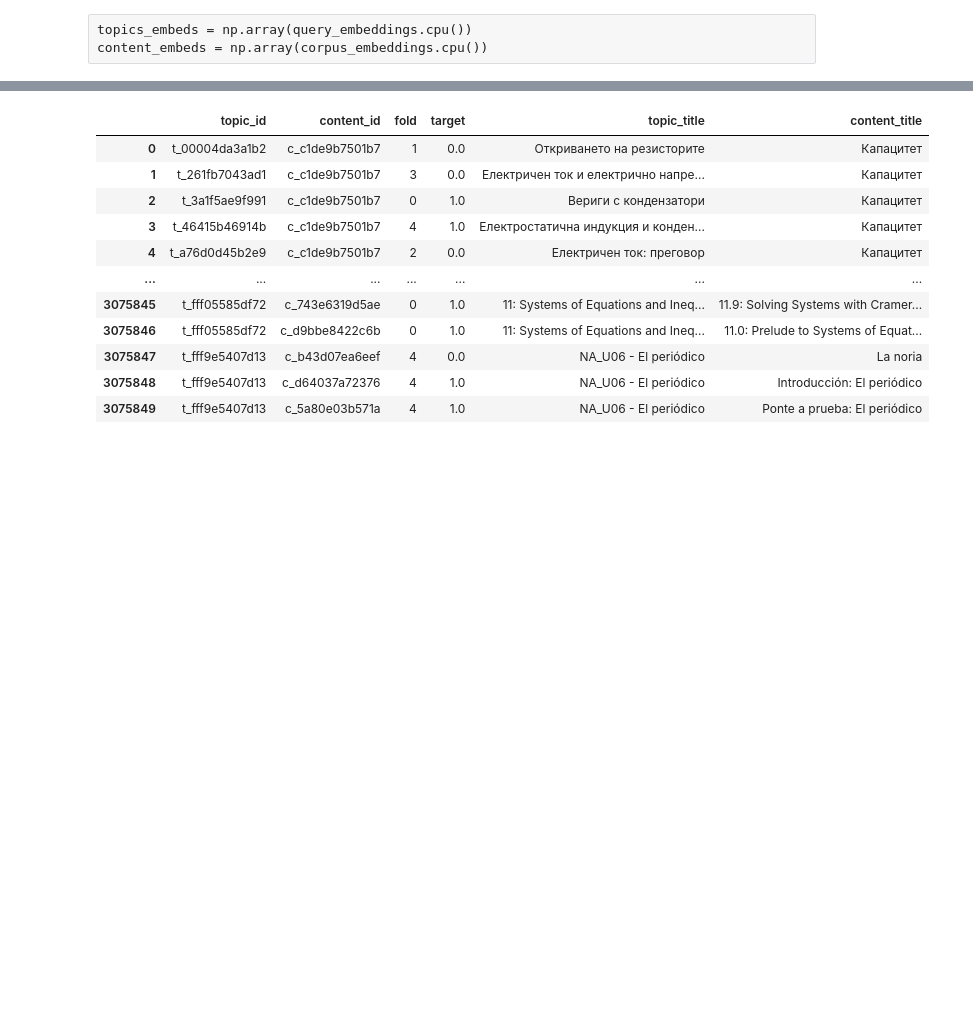
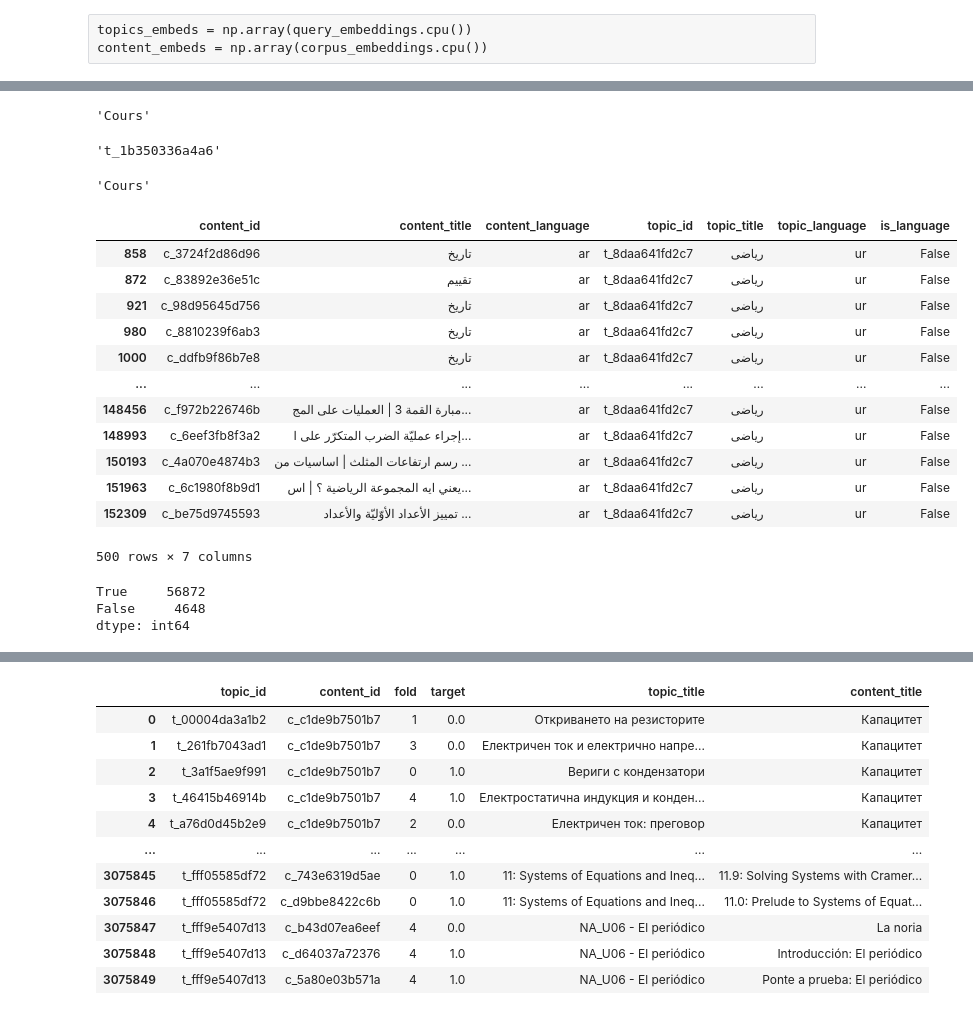
Before and after one commit to karakastarik/learning-equality-curriculum-recommendations, a Jupyter notebook: step-2-clustering.ipynb, the cells around one changed output, grey strips where cells are left out. Drawn from its saved outputs; the diff is of its cells as text; code cells hidden in the pictures; blank space fills up the shorter version.

```diff
--- a/step-2-clustering.ipynb
+++ b/step-2-clustering.ipynb
@@ -458,0 +601,36 @@ for topic_idx in tqdm(range(topics_embeds.shape[0])):
+# %%
+list(topics[topics.index.isin([233])].topic_title)[0]
+# %% [output]
+'Cours'
+# %%
+list(topics[topics.index.isin([233])].topic_id)[0]
+# %% [output]
+'t_1b350336a4a6'
+# %%
+list(topics[topics.index.isin([233])].topic_title)[0]
+# %% [output]
+'Cours'
+# %%
+topic_idx = 234
+content_idx = model.get_nns_by_vector(topics_embeds[topic_idx],n=500)
+df_temp = content[content.index.isin(content_idx)]
+df_temp['topic_id'] = list(topics[topics.index.isin([topic_idx])].topic_id)[0]
+df_temp['topic_title'] = list(topics[topics.index.isin([topic_idx])].topic_title)[0]
+df_temp['topic_language'] = list(topics[topics.index.isin([topic_idx])].topic_language)[0]
+df_temp['is_language'] = (df_temp['topic_language'] == df_temp['content_language'])
+# %%
+df_temp
+# %% [output]
+|  | content_id | content_title | content_language | topic_id | topic_title | topic_language | is_language |
+| 858 | c_3724f2d86d96 | تاريخ | ar | t_8daa641fd2c7 | ریاضی | ur | False |
+| 872 | c_83892e36e51c | تقييم | ar | t_8daa641fd2c7 | ریاضی | ur | False |
+| 921 | c_98d95645d756 | تاريخ | ar | t_8daa641fd2c7 | ریاضی | ur | False |
+| 980 | c_8810239f6ab3 | تاريخ | ar | t_8daa641fd2c7 | ریاضی | ur | False |
+| 1000 | c_ddfb9f86b7e8 | تاريخ | ar | t_8daa641fd2c7 | ریاضی | ur | False |
+| ... | ... | ... | ... | ... | ... | ... | ... |
+| 148456 | c_f972b226746b | مبارة القمة 3 | العمليات على المج... | ar | t_8daa641fd2c7 | ریاضی | ur | False |
+| 148993 | c_6eef3fb8f3a2 | إجراء عمليّة الضرب المتكرّر على ا... | ar | t_8daa641fd2c7 | ریاضی | ur | False |
+| 150193 | c_4a070e4874b3 | رسم ارتفاعات المثلث | اساسيات من ... | ar | t_8daa641fd2c7 | ریاضی | ur | False |
+| 151963 | c_6c1980f8b9d1 | يعني ايه المجموعة الرياضية ؟ | اس... | ar | t_8daa641fd2c7 | ریاضی | ur | False |
+| 152309 | c_be75d9745593 | تمييز الأعداد الأوّليّة والأعداد ... | ar | t_8daa641fd2c7 | ریاضی | ur | False |
+500 rows × 7 columns
@@ -459,3 +654,9 @@ for topic_idx in tqdm(range(topics_embeds.shape[0])):
+# %%
+(candidates['content_language'] == candidates['topic_language']).value_counts()
+# %% [output]
+True     56872
+False     4648
+dtype: int64
 # %%
 candidates = pd.concat(dfs).reset_index(drop=True)
 aa = candidates.groupby(['topic_id'])['content_id'].agg(list).reset_index()
```
Also changed, not shown: parts of 20 cells of this notebook, 1 other file.
